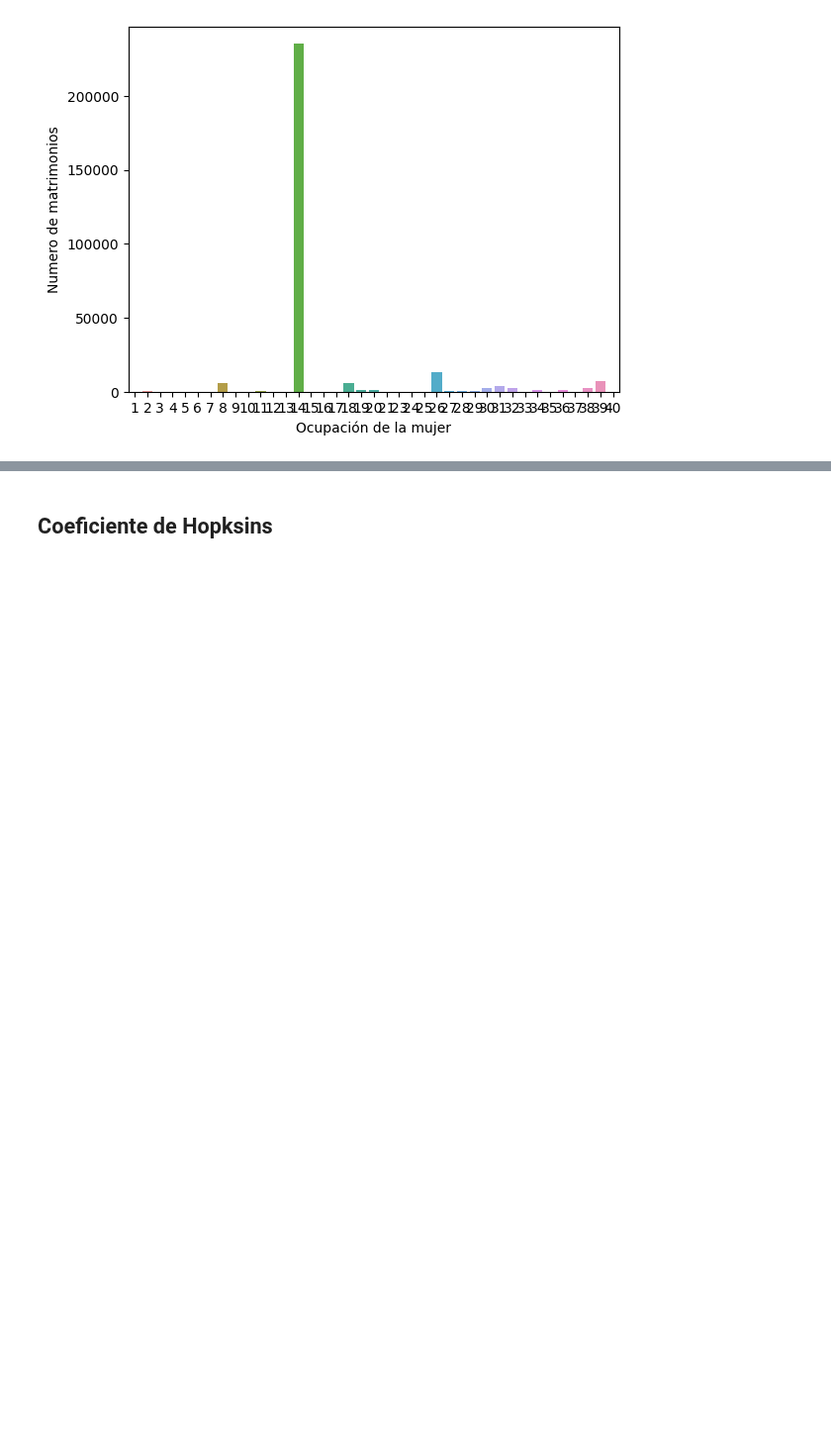
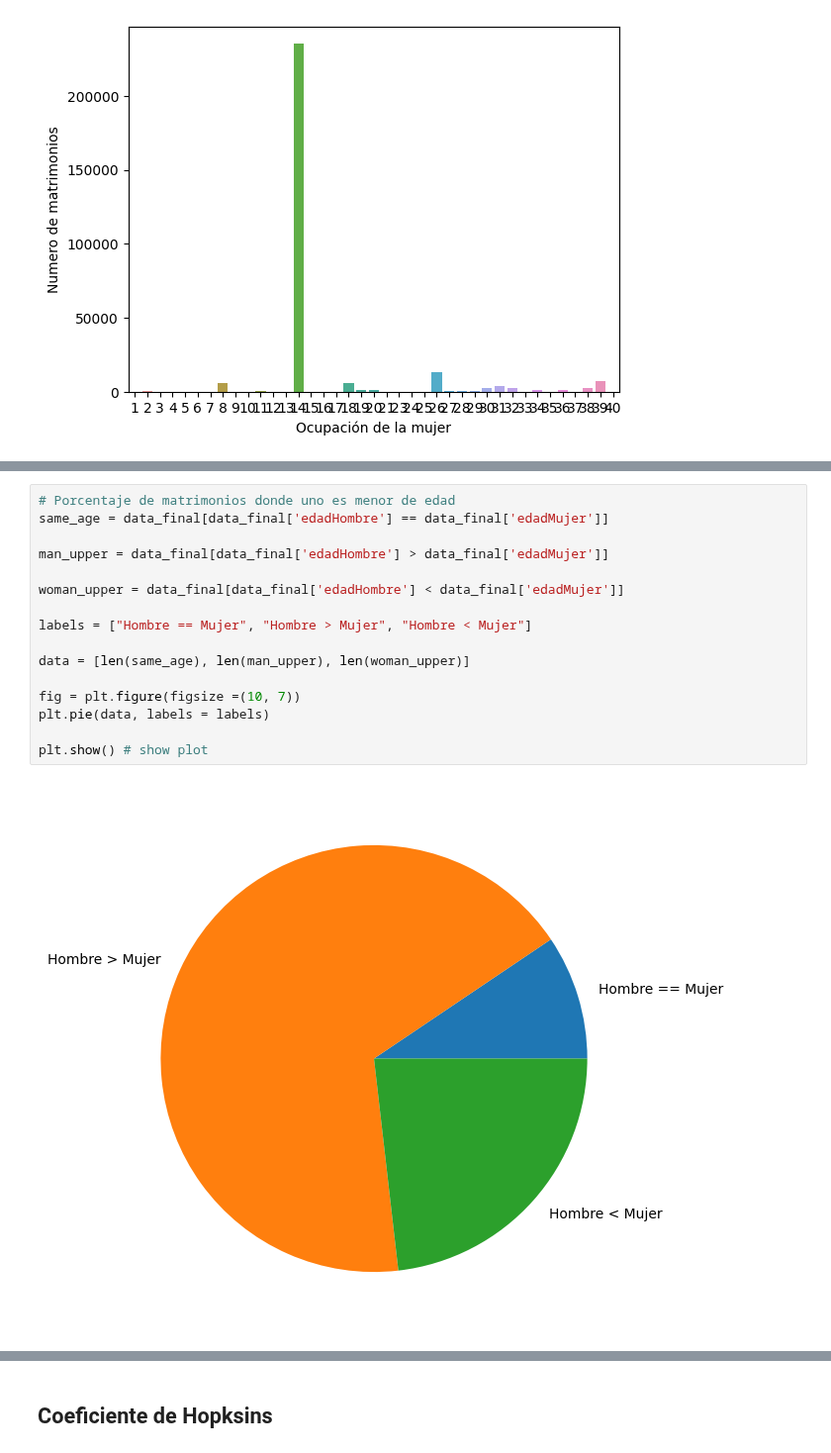
Before and after one commit to MGonza20/Proyecto1_MD, a Jupyter notebook: proyecto_final.ipynb, the cells around one changed output, grey strips where cells are left out. Shown at 99% size. Saved outputs shown, nothing was run; the diff lists cells and outputs as text; blank space fills up the shorter version.

```diff
--- a/proyecto_final.ipynb
+++ b/proyecto_final.ipynb
@@ -612,0 +635,18 @@ plt.show()
+# %%
+# Porcentaje de matrimonios donde uno es menor de edad
+same_age = data_final[data_final['edadHombre'] == data_final['edadMujer']]
+
+man_upper = data_final[data_final['edadHombre'] > data_final['edadMujer']]
+
+woman_upper = data_final[data_final['edadHombre'] < data_final['edadMujer']]
+
+labels = ["Hombre == Mujer", "Hombre > Mujer", "Hombre < Mujer"]
+
+data = [len(same_age), len(man_upper), len(woman_upper)]
+
+fig = plt.figure(figsize =(10, 7))
+plt.pie(data, labels = labels)
+
+plt.show() # show plot
+# %% [output]
+[figure, added]
```
Also changed, not shown: parts of 7 cells of this notebook.
